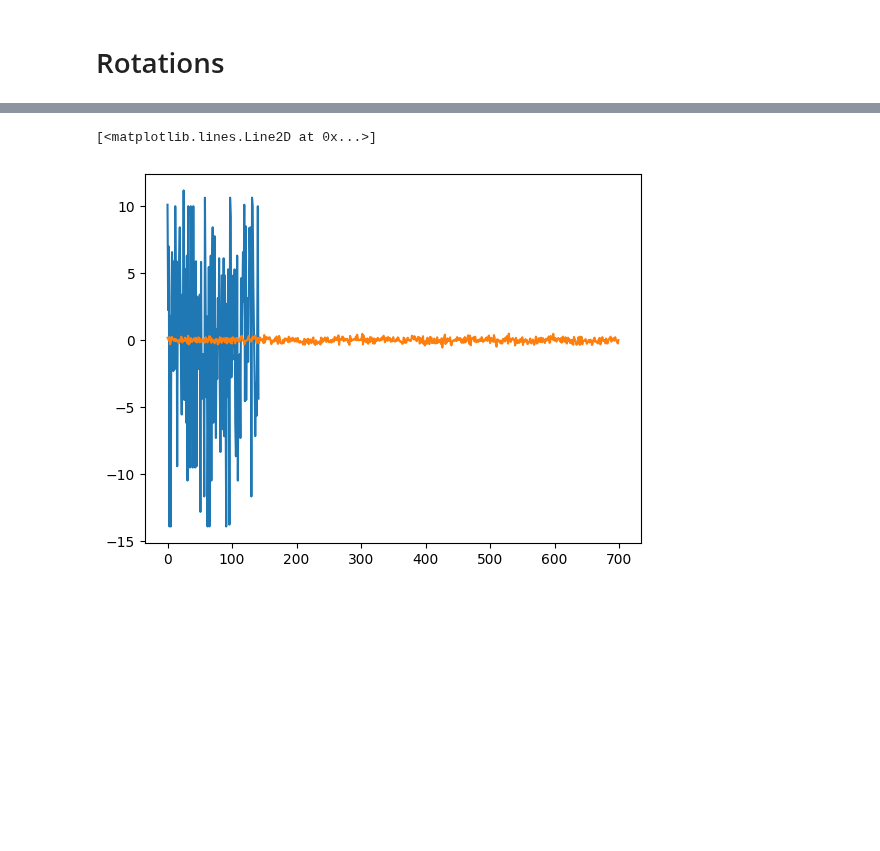
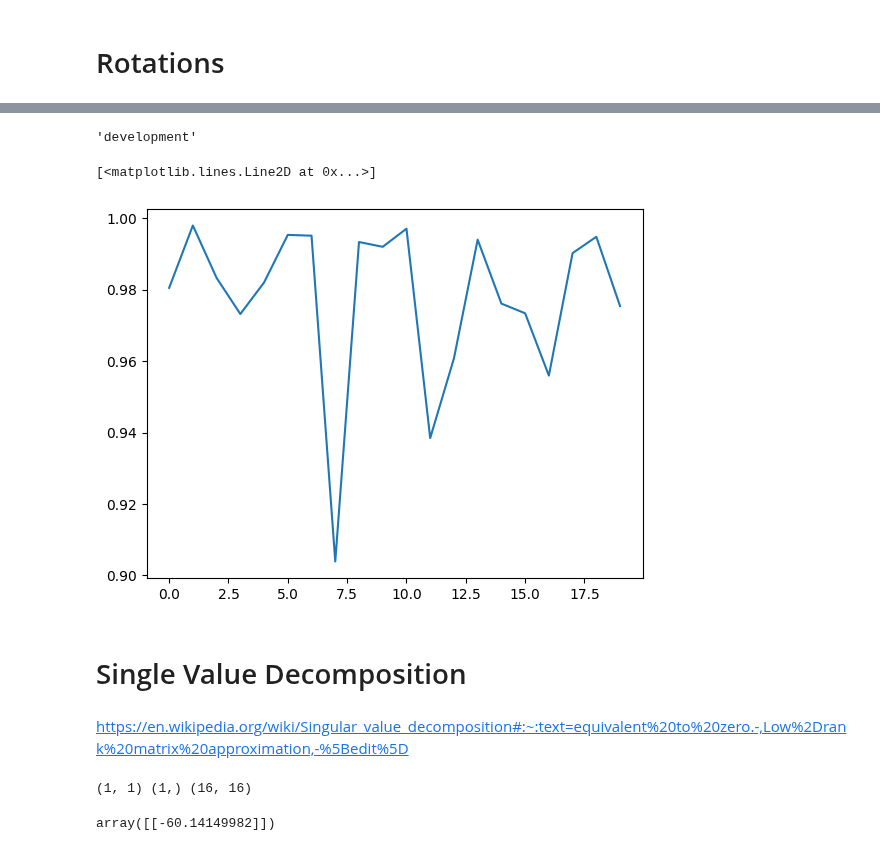
Before and after one commit to henry-dev-atkins/QNLP_MasterWork, a Jupyter notebook: ReadingWordData.ipynb, the cells around one changed output, grey strips where cells are left out. Saved outputs shown, nothing was run; the diff lists cells and outputs as text; code cells hidden in the pictures; blank space fills up the shorter version.

```diff
--- a/ReadingWordData.ipynb
+++ b/ReadingWordData.ipynb
@@ -497,11 +408,13 @@ for word in words:
 			if word == comaprison_word:
 				continue
 			else:
-				rotated_word_vector.append(np.dot(GetWord2Vec_Vector(W2V, word), GetWord2Vec_Vector(W2V, comaprison_word)))
+				rotated_word_vector.append(1-cosine(GetWord2Vec_Vector(W2V, word), GetWord2Vec_Vector(W2V, comaprison_word)))
 		except:
 			rotated_word_vector.append(0)
 			continue
-	rotated_words.update({str(word): np.array(rotated_word_vector)-np.array(rotated_word_vector).mean()})
+	normalized_rotated_vector = np.array(rotated_word_vector)-np.array(rotated_word_vector).mean()
+	scaled_normalized_rotated_vector = np.interp(normalized_rotated_vector, (normalized_rotated_vector.min(), normalized_rotated_vector.max()), (-1, +1))
+	rotated_words.update({str(word): scaled_normalized_rotated_vector})
 # %%
 word = 'board'
 comaprison_word = 'market'
@@ -515,6 +428,48 @@ len(rotated_words['board']),len(rotated_words['market'])
-# %%
-plt.plot(rotated_words[word])
-plt.plot(GetWord2Vec_Vector(W2V, word))
-# %% [output]
-[<matplotlib.lines.Line2D at 0x...>]
-[figure, removed]
+# %%
+list(rotated_words.keys())[0]
+# %% [output]
+'development'
+# %%
+def evaluateAllSentPairs():
+	res = []
+	for idx, word in enumerate(rotated_words.keys()):
+		if idx % 2 == 0:
+			next_word_idx = idx+1
+			next_word = list(rotated_words.keys())[next_word_idx]
+			#print(rotated_words[word], rotated_words[next_word])
+			try:
+				#print(rotated_words[word], rotated_words[next_word])
+				res.append(1 - cosine(rotated_words[word], rotated_words[next_word]))
+			except:
+				continue
+		else:
+			continue
+	return res
+
+rotated_similatities = evaluateAllSentPairs()
+#plt.plot(rotated_words[word])
+#plt.plot(GetWord2Vec_Vector(W2V, word))
+# %%
+plt.plot(rotated_similatities)
+# %% [output]
+[<matplotlib.lines.Line2D at 0x...>]
+[figure, added]
+# %% [markdown]
+# Single Value Decomposition
+# %% [markdown]
+https://en.wikipedia.org/wiki/Singular_value_decomposition#:~:text=equivalent%20to%20zero.-,Low%2Drank%20matrix%20approximation,-%5Bedit%5D
+# %%
+def PerformSVD(A, N):
+    # Perform SVD on the input vector
+    U, D, Vt = np.linalg.svd(A)
+    print(U.shape, D.shape, Vt.shape)
+    # Select the first N columns of the U matrix
+    U_reduced = U[:, :N]
+    # Multiply the reduced U matrix with the S matrix
+    A_reduced = np.dot(U_reduced, np.diag(D))
+    return A_reduced
+
+PerformSVD(np.array([[2,3, 9, 9, 9, 34,5, 4,5,6,44,5,6,4,3,9]]),1)
+# %% [output]
+(1, 1) (1,) (16, 16)
+array([[-60.14149982]])
```
Also changed, not shown: parts of 25 cells of this notebook, 2 other files.
